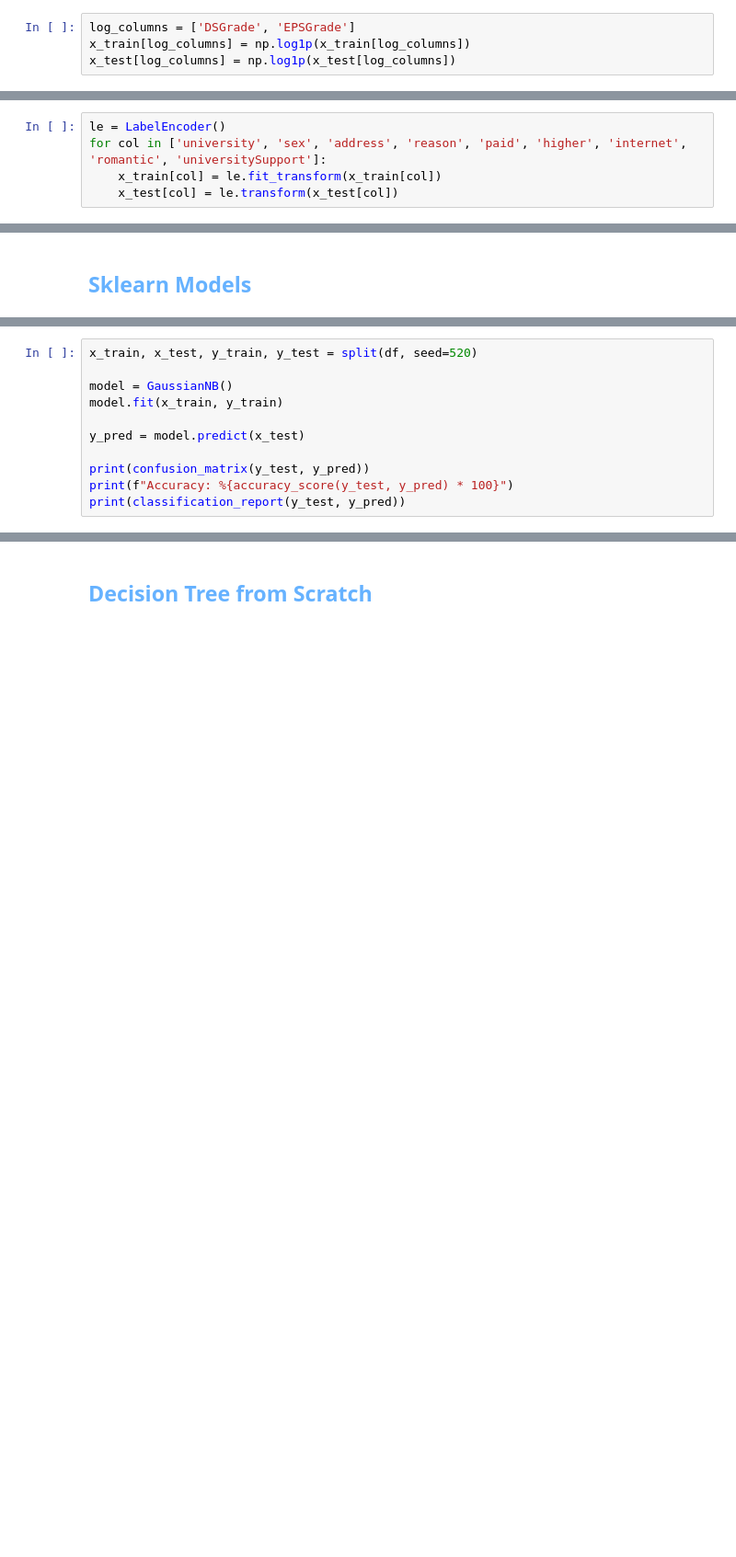
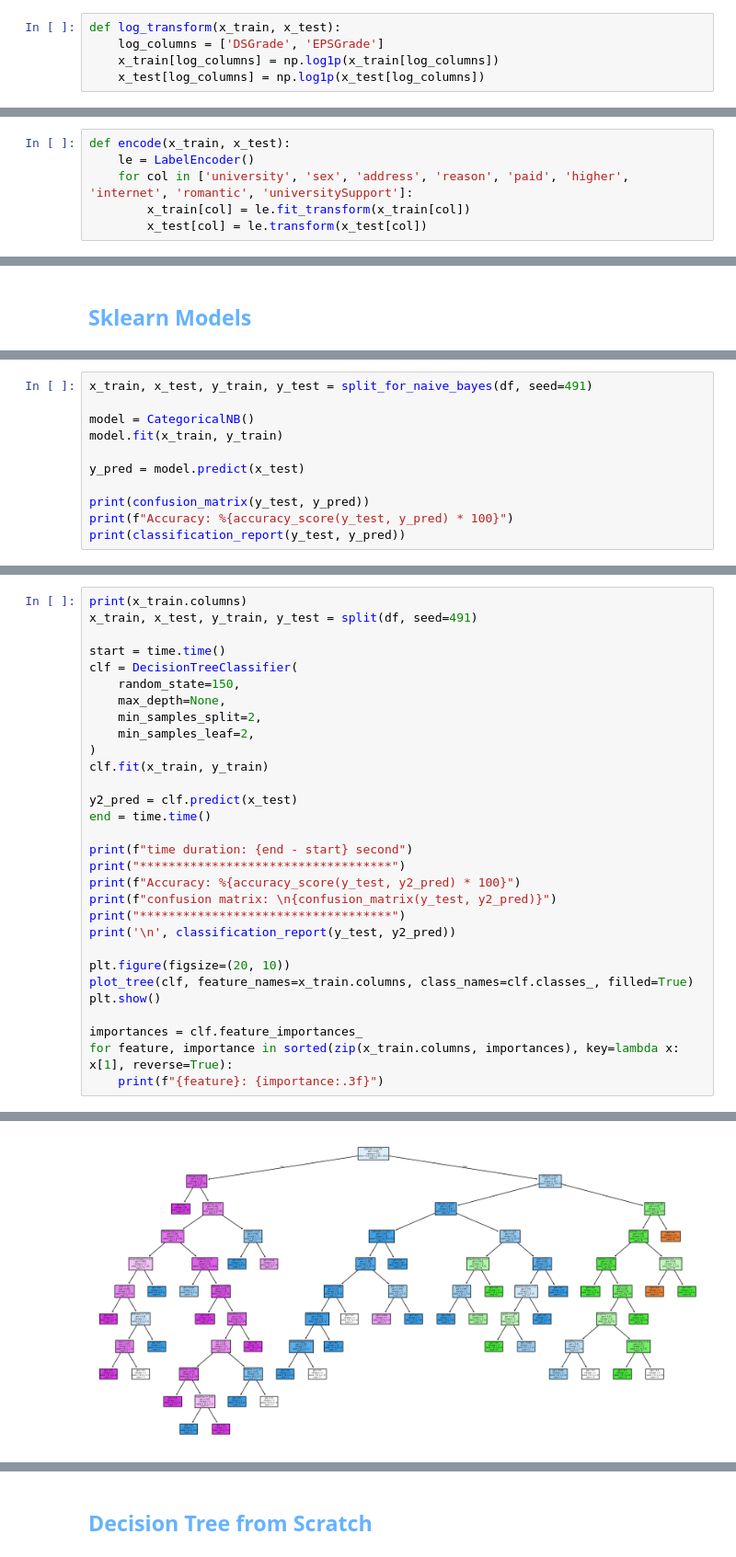
Before and after one commit to erfan-f/Artificial-Intelligence-Course, a Jupyter notebook: CA3/notebook.ipynb, the cells around one changed output, grey strips where cells are left out. Shown: that part at 92% size. Cells and saved outputs as stored; diff of their text form; blank space fills up the shorter version.

```diff
--- a/CA3/notebook.ipynb
+++ b/CA3/notebook.ipynb
@@ -161,5 +167,6 @@ x_train, x_test, y_train, y_test = train_test_split(x, y, test_size=0.2, random_
 # %%
-log_columns = ['DSGrade', 'EPSGrade']
-x_train[log_columns] = np.log1p(x_train[log_columns])
-x_test[log_columns] = np.log1p(x_test[log_columns])
+def log_transform(x_train, x_test):
+    log_columns = ['DSGrade', 'EPSGrade']
+    x_train[log_columns] = np.log1p(x_train[log_columns])
+    x_test[log_columns] = np.log1p(x_test[log_columns])
 # %% [markdown]
@@ -174,5 +188,6 @@ x_test[numeric_cols] = scaler.transform(x_test[numeric_cols])
 # %%
-le = LabelEncoder()
-for col in ['university', 'sex', 'address', 'reason', 'paid', 'higher', 'internet', 'romantic', 'universitySupport']:
-    x_train[col] = le.fit_transform(x_train[col])
-    x_test[col] = le.transform(x_test[col])
+def encode(x_train, x_test):
+    le = LabelEncoder()
+    for col in ['university', 'sex', 'address', 'reason', 'paid', 'higher', 'internet', 'romantic', 'universitySupport']:
+        x_train[col] = le.fit_transform(x_train[col])
+        x_test[col] = le.transform(x_test[col])
@@ -203,7 +226,7 @@ def split(df, seed=491):
 # %%
-x_train, x_test, y_train, y_test = split(df, seed=520)
+x_train, x_test, y_train, y_test = split_for_naive_bayes(df, seed=491)
 
-model = GaussianNB()
+model = CategoricalNB()
 model.fit(x_train, y_train)
 
 y_pred = model.predict(x_test)
@@ -229,0 +255,31 @@ weighted avg       0.83      0.82      0.82        80
+# %%
+print(x_train.columns)
+x_train, x_test, y_train, y_test = split(df, seed=491)
+
+start = time.time()
+clf = DecisionTreeClassifier(
+    random_state=150,
+    max_depth=None,
+    min_samples_split=2,
+    min_samples_leaf=2,
+)
+clf.fit(x_train, y_train)
+
+y2_pred = clf.predict(x_test)
+end = time.time()
+
+print(f"time duration: {end - start} second")
+print("***********************************")
+print(f"Accuracy: %{accuracy_score(y_test, y2_pred) * 100}")
+print(f"confusion matrix: \n{confusion_matrix(y_test, y2_pred)}")
+print("***********************************")
+print('\n', classification_report(y_test, y2_pred))
+
+plt.figure(figsize=(20, 10))
+plot_tree(clf, feature_names=x_train.columns, class_names=clf.classes_, filled=True)
+plt.show()
+
+importances = clf.feature_importances_
+for feature, importance in sorted(zip(x_train.columns, importances), key=lambda x: x[1], reverse=True):
+    print(f"{feature}: {importance:.3f}")
+# %% [output]
@@ -229,0 +303 @@ weighted avg       0.83      0.82      0.82        80
+[figure, added]
```
Also changed, not shown: parts of 35 cells of this notebook, 2 other files.
